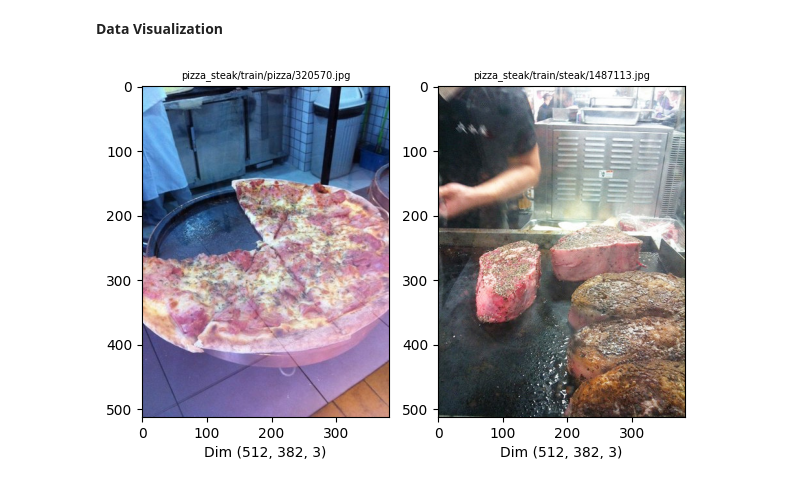
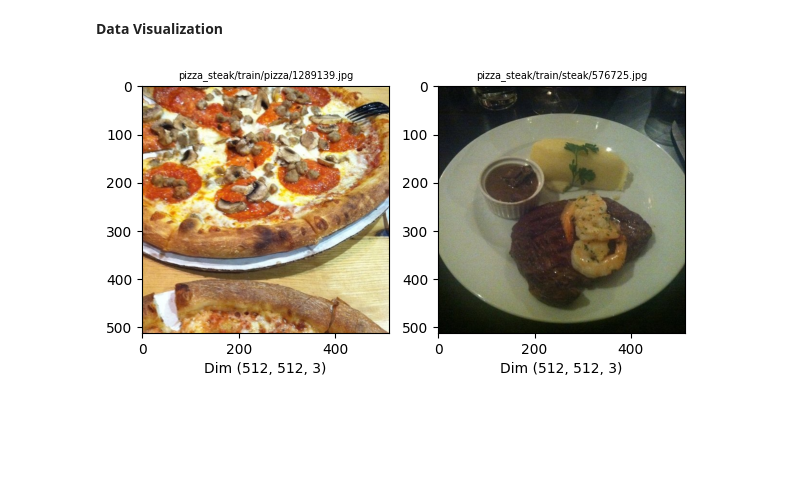
Before and after one commit to 5h4rrk/dl-experiments, a Jupyter notebook: CNN_Tensorflow.ipynb, the cells around one changed output. Drawn from its saved outputs; the diff is of its cells as text; code cells hidden in the pictures; blank space fills up the shorter version.

```diff
--- a/CNN_Tensorflow.ipynb
+++ b/CNN_Tensorflow.ipynb
@@ -50,3 +48,7 @@ train_dir = "pizza_steak/train"
+# %%
+train_dir = "pizza_steak/train"
+path1 = "pizza_steak/train/pizza"
+path2 = "pizza_steak/train/steak"
 # %%
 for  dirpath,dirnames,filenames in os.walk("pizza_steak"):
   print(f"No of files present in {dirpath} is {len(filenames)}")
@@ -85,7 +87,7 @@ def viewData(path1, path2):
   sel2 = mpimg.imread(path2)
   plt.xlabel(f"Dim {sel2.shape}")
   plt.imshow(sel2)
-# %%
-viewData(path1 = "pizza_steak/train/pizza", path2 = "pizza_steak/train/steak")
-# %% [output]
-[figure, removed]
+# %%
+viewData(path1 = path1, path2 = path2)
+# %% [output]
+[figure, added]
```
Also changed, not shown: parts of 32 cells of this notebook.
